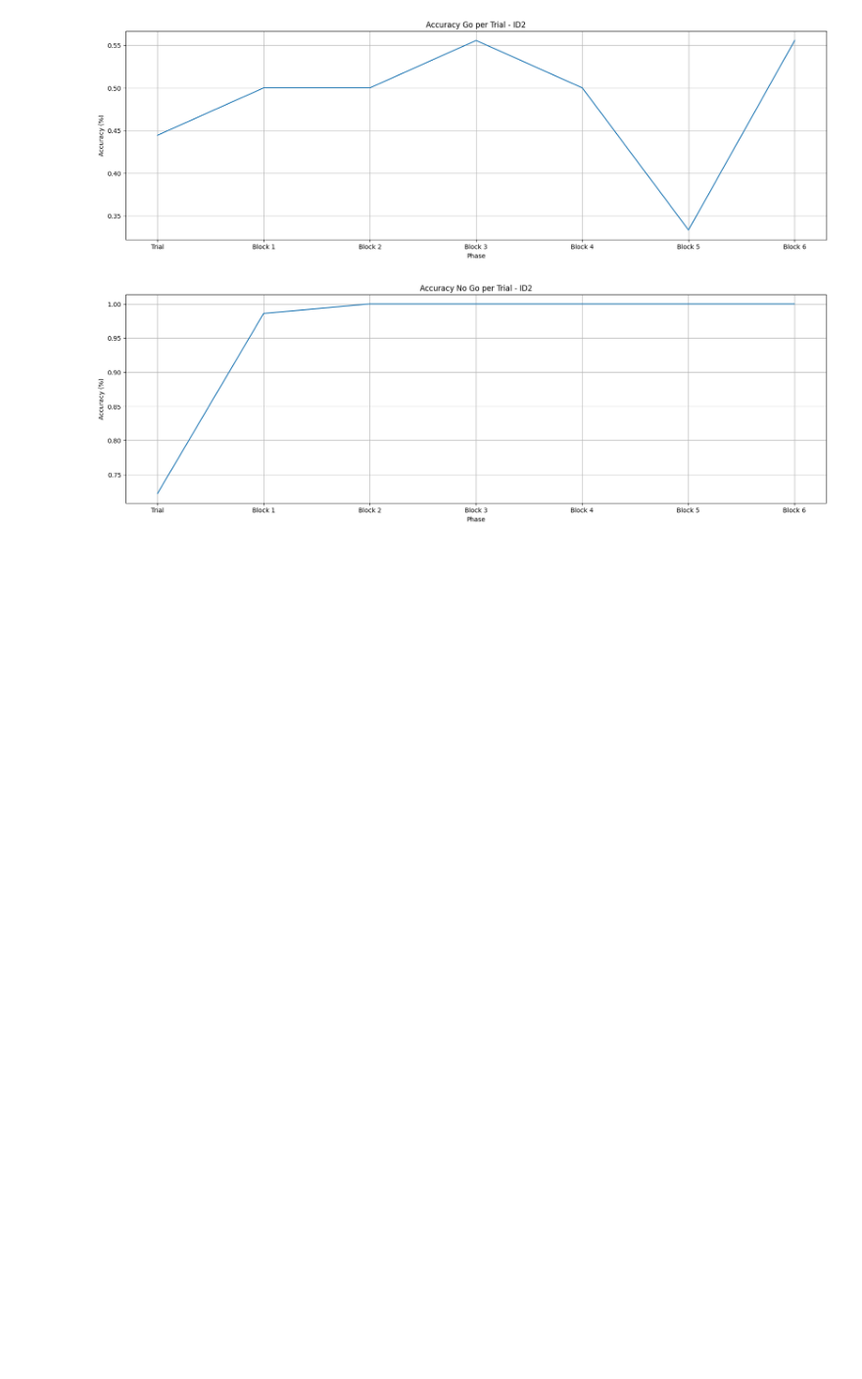
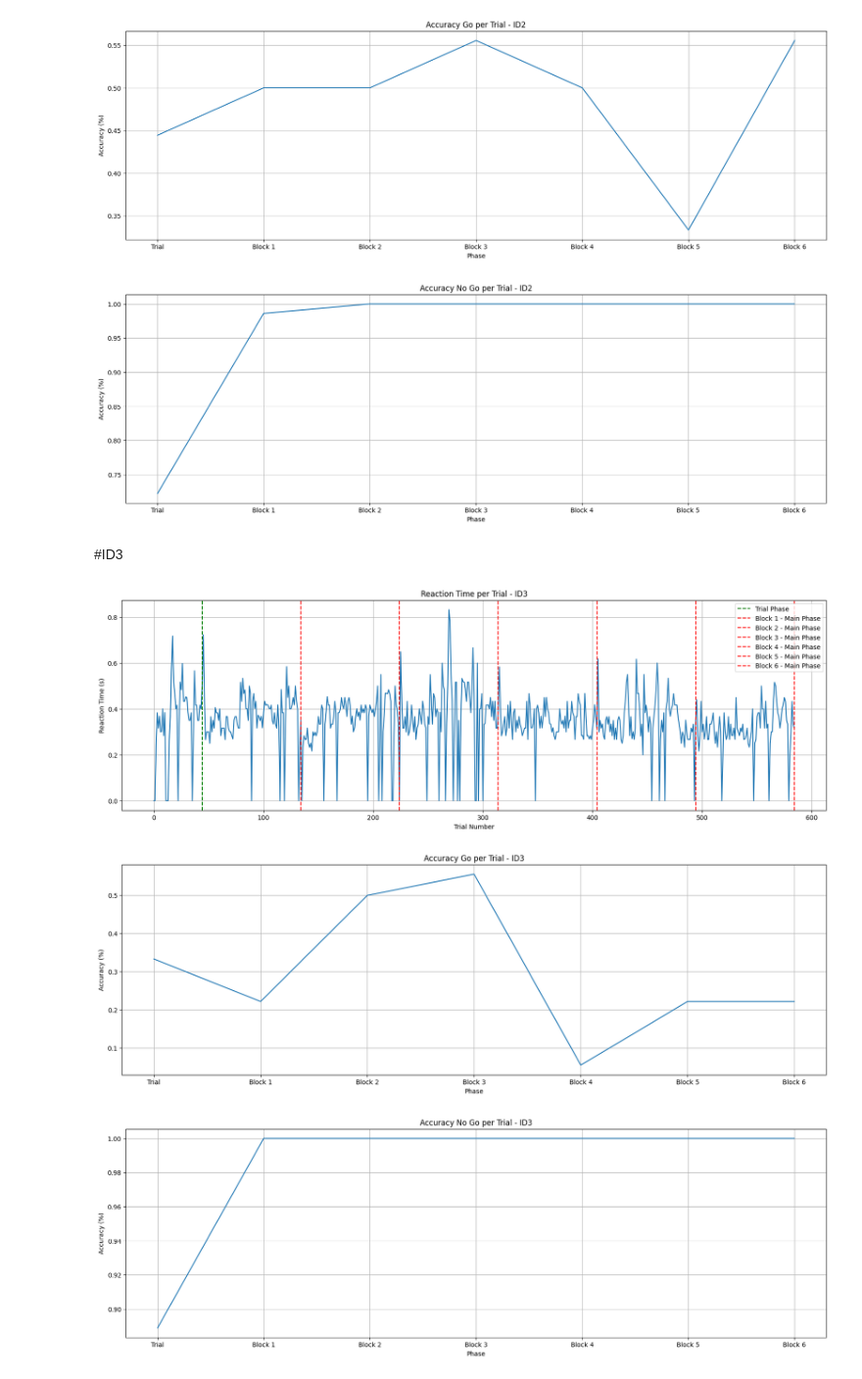
Before and after one commit to RosarioH10062002/M2_master_thesis, a Jupyter notebook: Data_analysis.ipynb, the cells around one changed output. Shown at 98% size. Cells and saved outputs as stored; diff of their text form; code cells hidden in the pictures; blank space fills up the shorter version.

```diff
--- a/Data_analysis.ipynb
+++ b/Data_analysis.ipynb
@@ -20,3 +20,7 @@ root_id1 = ROOT_PATH + "ID1/BASELINE_ID1_20260309_101050.csv"
 df_id1 = pd.read_csv(root_id1, sep = ";")
 root_id2 = ROOT_PATH + "ID2/BASELINE_ID2_20260309_112213.csv"
 df_id2 = pd.read_csv(root_id2, sep = ",")
+root_id3 = ROOT_PATH + "ID3/BASELINE_ID3_20260309_222242.csv"
+df_id3 = pd.read_csv(root_id3, sep = ",")
+root_id4 = ROOT_PATH + "ID4/BASELINE_ID4_20260310_091122.csv"
+df_id4 = pd.read_csv(root_id4, sep = ",")
@@ -141,3 +164,14 @@ plot_accuracy(data = all_accuracy_data, id = 2)
 [figure]
 [figure]
 [figure]
+# %% [markdown]
+#ID3
+# %%
+df = clean_all_data(df_id3)
+plot_reaccion_time(df, id = 3)
+all_accuracy_data = compute_both_accuracy(df)
+plot_accuracy(data = all_accuracy_data, id = 3)
+# %% [output]
+[figure, added]
+[figure, added]
+[figure, added]
```
Also changed, not shown: parts of 8 cells of this notebook.
